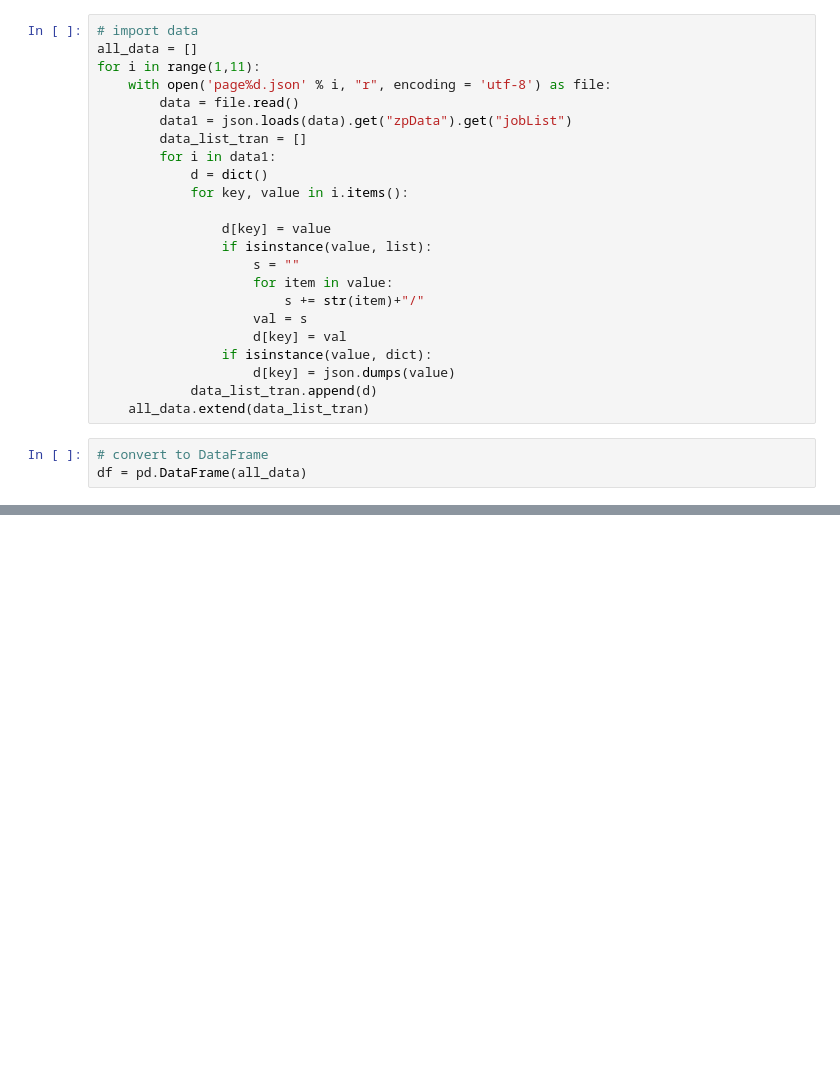
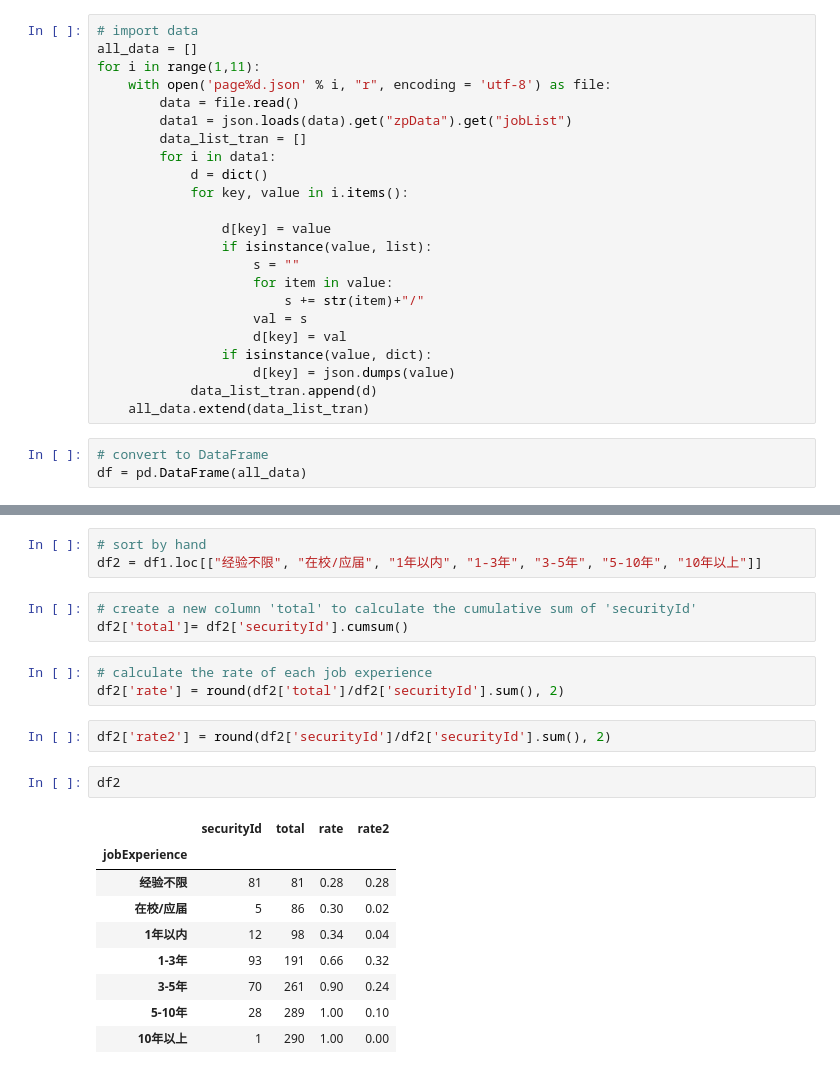
Before and after one commit to shanshanli-nov/BossDataAnalysis, a Jupyter notebook: final_analysis_report.ipynb, the cells around one changed output, grey strips where cells are left out. Saved outputs shown, nothing was run; the diff lists cells and outputs as text; blank space fills up the shorter version.

```diff
--- a/final_analysis_report.ipynb
+++ b/final_analysis_report.ipynb
@@ -33,0 +173,23 @@ df = pd.DataFrame(all_data)
+# %%
+# sort by hand
+df2 = df1.loc[["经验不限", "在校/应届", "1年以内", "1-3年", "3-5年", "5-10年", "10年以上"]]
+# %%
+# create a new column 'total' to calculate the cumulative sum of 'securityId'
+df2['total']= df2['securityId'].cumsum()
+# %%
+# calculate the rate of each job experience
+df2['rate'] = round(df2['total']/df2['securityId'].sum(), 2)
+# %%
+df2['rate2'] = round(df2['securityId']/df2['securityId'].sum(), 2)
+# %%
+df2
+# %% [output]
+|  | securityId | total | rate | rate2 |
+| jobExperience |  |  |  |  |
+| 经验不限 | 81 | 81 | 0.28 | 0.28 |
+| 在校/应届 | 5 | 86 | 0.30 | 0.02 |
+| 1年以内 | 12 | 98 | 0.34 | 0.04 |
+| 1-3年 | 93 | 191 | 0.66 | 0.32 |
+| 3-5年 | 70 | 261 | 0.90 | 0.24 |
+| 5-10年 | 28 | 289 | 1.00 | 0.10 |
+| 10年以上 | 1 | 290 | 1.00 | 0.00 |
```
Also changed, not shown: parts of 56 cells of this notebook.
